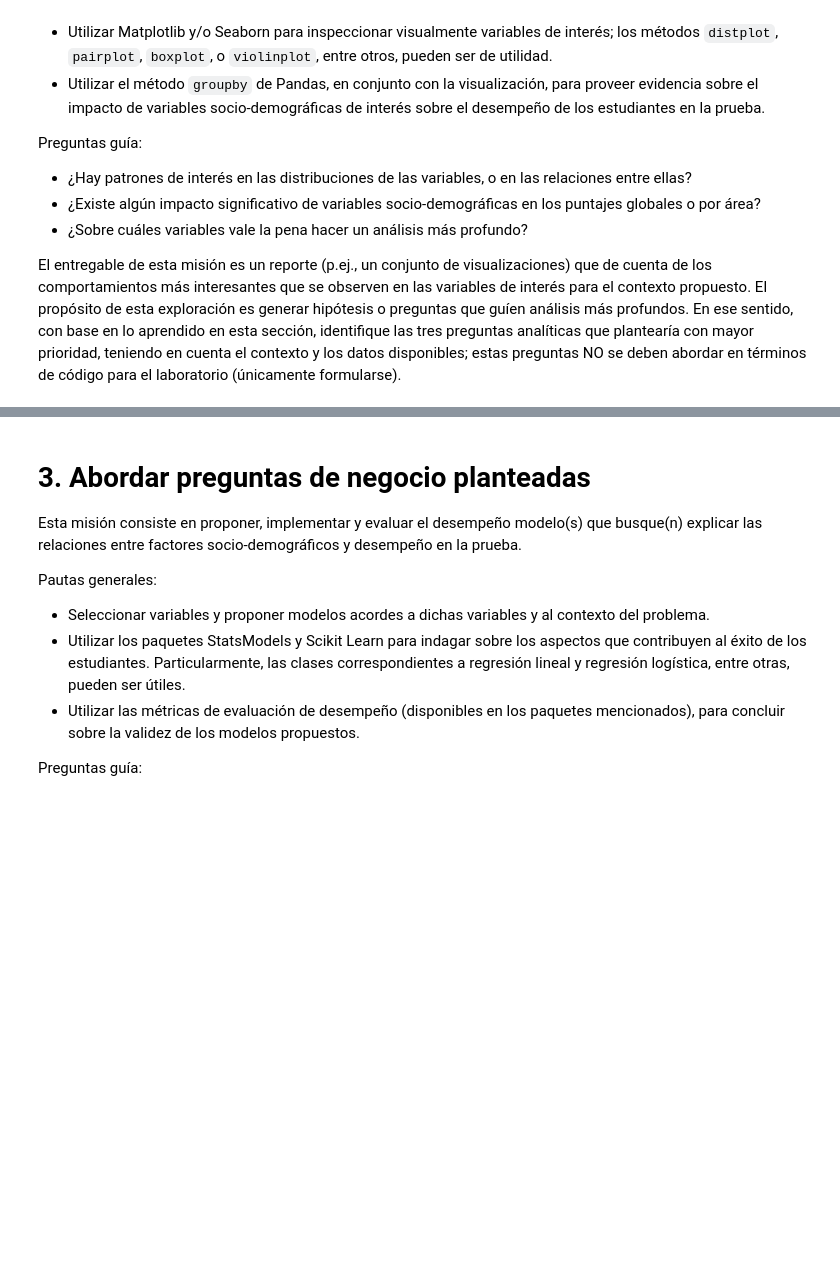
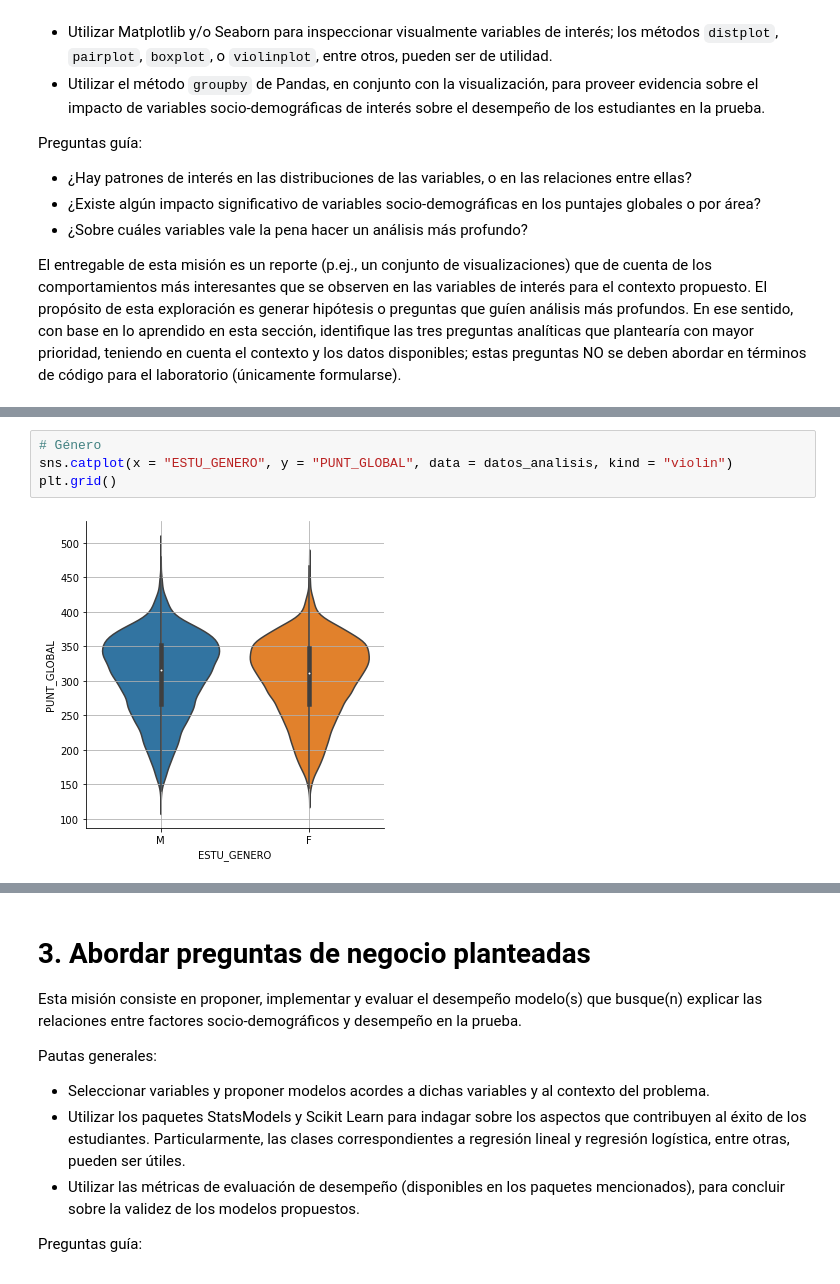
Before and after one commit to camtorr95/MIIA_estudiante_40, a Jupyter notebook: Laboratorios/Lab_2_40.ipynb, the cells around one changed output, grey strips where cells are left out. Drawn from its saved outputs; the diff is of its cells as text; blank space fills up the shorter version.

```diff
--- a/Laboratorios/Lab_2_40.ipynb
+++ b/Laboratorios/Lab_2_40.ipynb
@@ -70,0 +307,6 @@ El entregable de esta misión es un reporte (p.ej., un conjunto de visualizacion
+# %%
+# Género
+sns.catplot(x = "ESTU_GENERO", y = "PUNT_GLOBAL", data = datos_analisis, kind = "violin")
+plt.grid()
+# %% [output]
+[figure, added]
```
Also changed, not shown: parts of 95 cells of this notebook, 5 other files.
